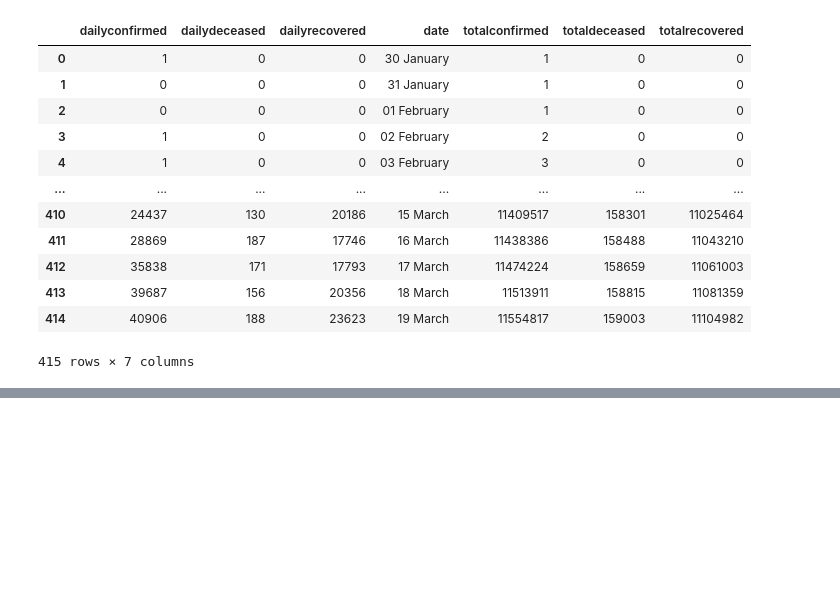
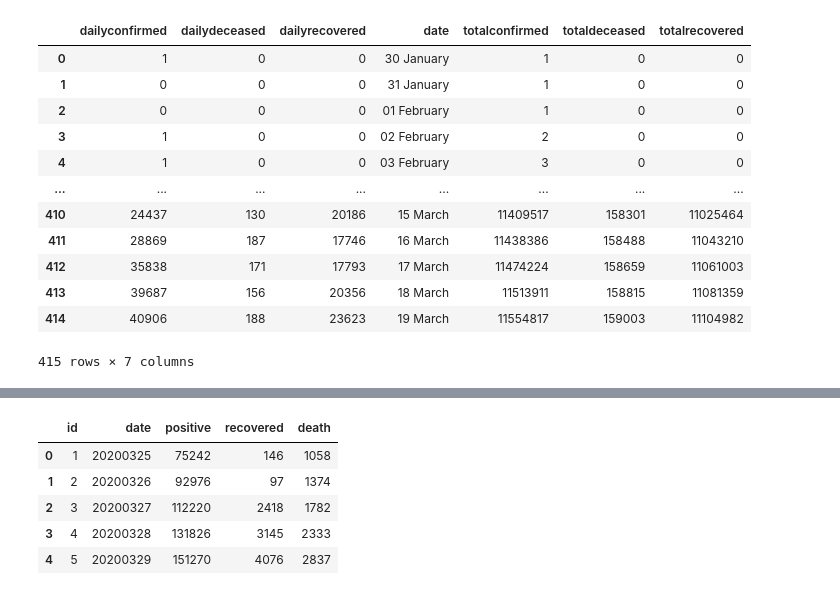
Before and after one commit to ZackRogers/ETL-Project, a Jupyter notebook: ETL_Project.ipynb, the cells around one changed output, grey strips where cells are left out. Cells and saved outputs as stored; diff of their text form; code cells hidden in the pictures; blank space fills up the shorter version.

```diff
--- a/ETL_Project.ipynb
+++ b/ETL_Project.ipynb
@@ -92,0 +128,10 @@ clean_india_covid_df
+# %%
+# Query the database to ensure data loaded properly
+pd.read_sql_query('select * from covid_usa', con=engine).head()
+# %% [output]
+|  | id | date | positive | recovered | death |
+| 0 | 1 | 20200325 | 75242 | 146 | 1058 |
+| 1 | 2 | 20200326 | 92976 | 97 | 1374 |
+| 2 | 3 | 20200327 | 112220 | 2418 | 1782 |
+| 3 | 4 | 20200328 | 131826 | 3145 | 2333 |
+| 4 | 5 | 20200329 | 151270 | 4076 | 2837 |
```
Also changed, not shown: parts of 13 cells of this notebook, 1 other file.
